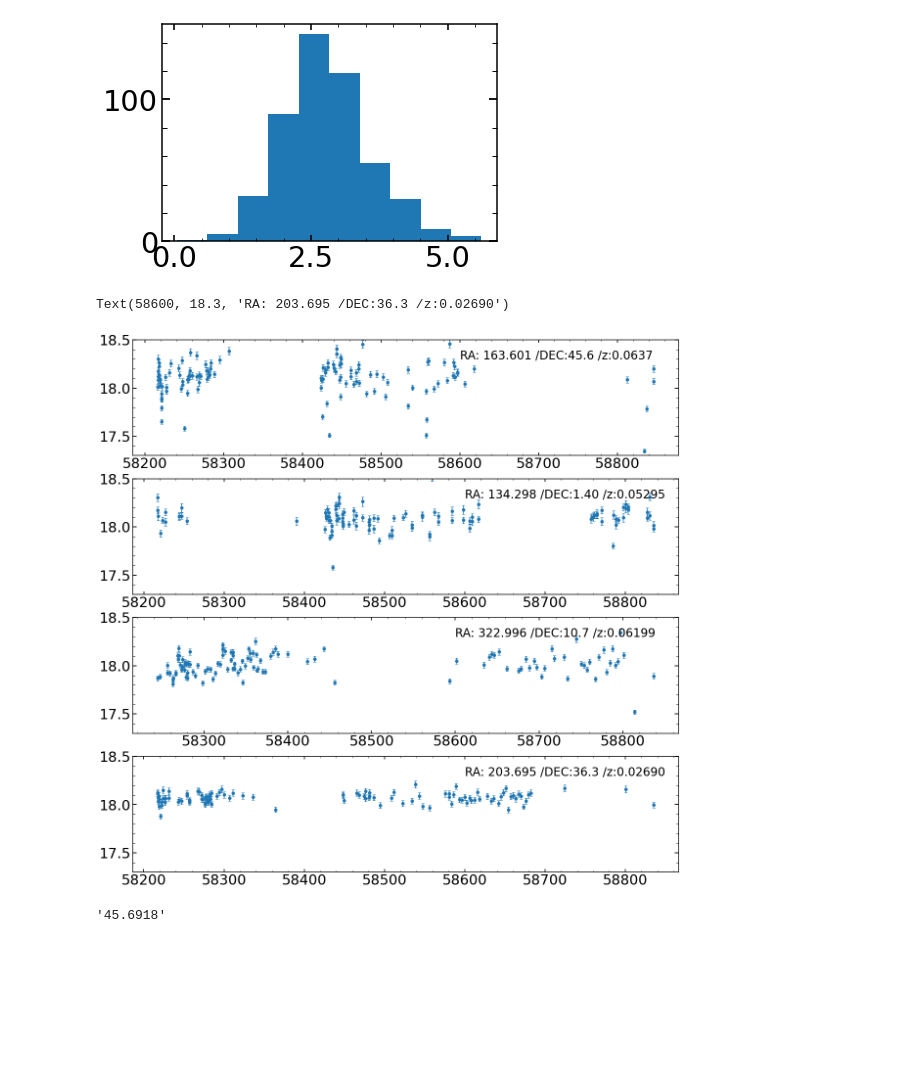
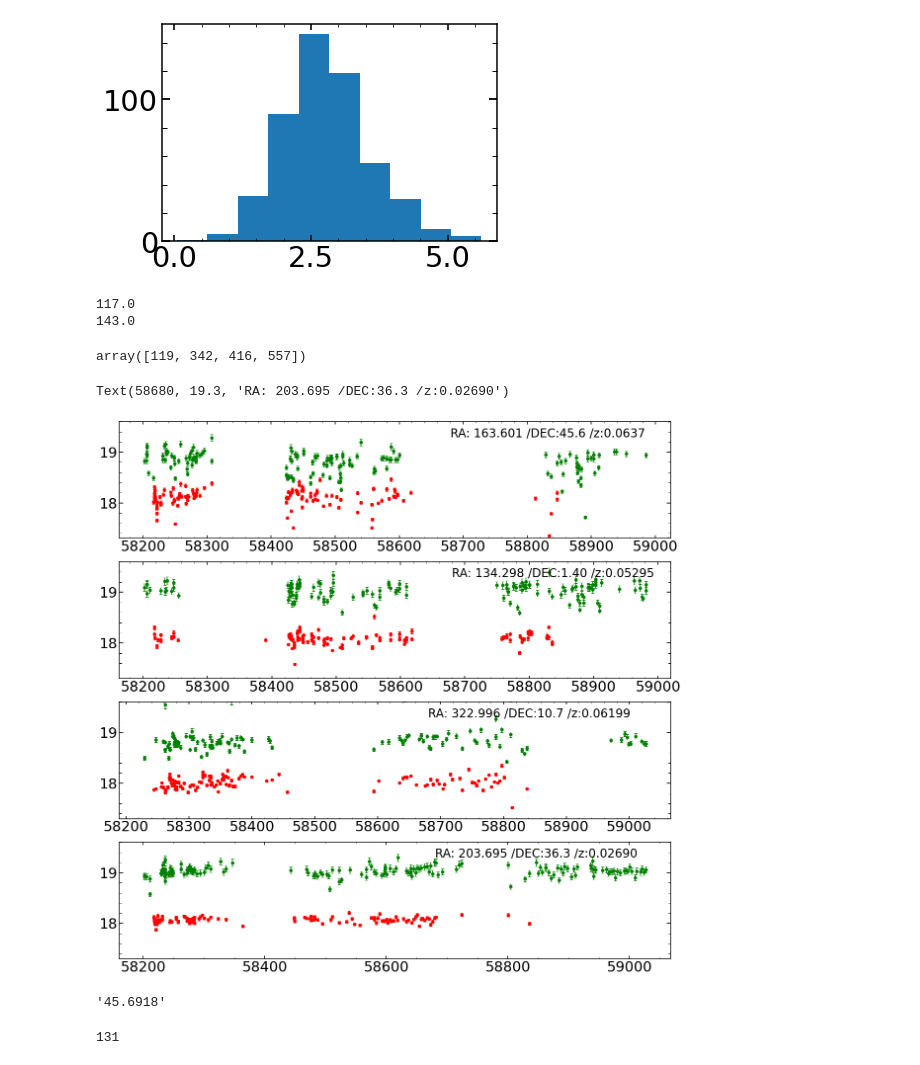
Before and after one commit to nevencaplar/Variability, a Jupyter notebook: Smaller Projects/Low_mass_Jenny.ipynb, the cells around one changed output. Saved outputs shown, nothing was run; the diff lists cells and outputs as text; code cells hidden in the pictures; blank space fills up the shorter version.

```diff
--- a/Smaller Projects/Low_mass_Jenny.ipynb
+++ b/Smaller Projects/Low_mass_Jenny.ipynb
@@ -238,3 +238,22 @@ for i in tqdm(range(306,len(df))):
         df_lightcurve.to_pickle("/Users/nevencaplar/Documents/Variability/Low_mass_Jenny/LightCurves_data/"+str(i)+".pkl")
     except:
         pass
+# %%
+
+for i in tqdm(range(0,10)):
+    try:
+        Ra_single_object=str(df['RA'].iloc[i])
+        Dec_single_object=str(df['DEC'].iloc[i])
+
+        url='https://irsa.ipac.caltech.edu/cgi-bin/ZTF/nph_light_curves?POS=CIRCLE+'+Ra_single_object+'+'+Dec_single_object+'+0.0008&BANDNAME=g&NOBS_MIN=3&TIME=55196.0+59214.0&BAD_CATFLAGS_MASK=32768&FORMAT=ipac_table'
+
+        urllib.request.urlretrieve(url,'/Users/nevencaplar/Documents/Variability/Low_mass_Jenny/LightCurves_data/'+str(i))
+
+        df_lightcurve = pd.read_csv (r'/Users/nevencaplar/Documents/Variability/Low_mass_Jenny/LightCurves_data/'+str(i),skiprows=53,delim_whitespace=True)
+        # remove the last column that has all 'NaN'
+        df_lightcurve=df_lightcurve.iloc[:,:24]
+        df_lightcurve.columns = ['oid', 'expid','hjd','mjd','mag','magerr','catflags','filtercode','ra','dec','chi','sharp','filefracday','field','ccdid','qid','limitmag','magzp',
+                                'magzprms','clrcoeff','clrcounc','exptime','airmass','programid']
+        df_lightcurve.to_pickle("/Users/nevencaplar/Documents/Variability/Low_mass_Jenny/LightCurves_data/"+str(i)+"_g.pkl")
+    except:
+        pass
@@ -322,6 +384,14 @@ plt.hist(array_of_df_sum_cleaned_50[:,7]-array_of_df_sum_cleaned_50[:,6])
 
 # number of observations
 median_len=np.median(array_of_df_sum_cleaned_50[:,1])
+print(median_len)
+
+
+median_len_g=np.median(array_of_df_sum_cleaned_50_g[:,1])
+print(median_len_g)
+# %% [output]
+117.0
+143.0
 # %%
 # median magnitude
 median_mag=np.median(array_of_df_sum_cleaned_50[:,6])
@@ -330,37 +400,51 @@ array_of_df_sum_cleaned_50_median=array_of_df_sum_cleaned_50[(array_of_df_sum_cl
                            &(array_of_df_sum_cleaned_50[:,6]<median_mag+0.1)&(array_of_df_sum_cleaned_50[:,6]>(median_mag-0.1))]
 # %%
 index_50=array_of_df_sum_cleaned_50_median[:,0].astype(int)
+# %%
+index_50
+# %% [output]
+array([119, 342, 416, 557])
 # %%
 df_lightcurve=pd.read_pickle("/Users/nevencaplar/Documents/Variability/Low_mass_Jenny/LightCurves_data/"+str(index_50[0])+".pkl")
 # %%
 plt.figure(figsize=(20,20))
 plt.subplot(411)
 df_lightcurve=pd.read_pickle("/Users/nevencaplar/Documents/Variability/Low_mass_Jenny/LightCurves_data/"+str(index_50[0])+".pkl")
-plt.errorbar(df_lightcurve['mjd'].values,df_lightcurve['mag'].values,yerr=df_lightcurve['magerr'].values,ls='',marker='o',capsize=3)
-plt.ylim(17.3,18.5)
-plt.text(58600,18.3,'RA: '+str(df.iloc[index_50[0]]['RA'][:7])+' /DEC:'+str(str(df.iloc[index_50[0]]['DEC'])[:4])+' /z:'+str(df.iloc[index_50[0]]['ZGAL'])[:7])
+df_lightcurve_g=pd.read_pickle("/Users/nevencaplar/Documents/Variability/Low_mass_Jenny/LightCurves_data/"+str(index_50[0])+"_g.pkl")
+plt.errorbar(df_lightcurve['mjd'].values,df_lightcurve['mag'].values,yerr=df_lightcurve['magerr'].values,ls='',marker='o',capsize=3,color='red')
+plt.errorbar(df_lightcurve_g['mjd'].values,df_lightcurve_g['mag'].values,yerr=df_lightcurve_g['magerr'].values,ls='',marker='o',capsize=3,color='green')
+plt.ylim(17.3,19.6)
+plt.text(58680,19.3,'RA: '+str(df.iloc[index_50[0]]['RA'][:7])+' /DEC:'+str(str(df.iloc[index_50[0]]['DEC'])[:4])+' /z:'+str(df.iloc[index_50[0]]['ZGAL'])[:7])
 
 plt.subplot(412)
 df_lightcurve=pd.read_pickle("/Users/nevencaplar/Documents/Variability/Low_mass_Jenny/LightCurves_data/"+str(index_50[1])+".pkl")
-plt.errorbar(df_lightcurve['mjd'].values,df_lightcurve['mag'].values,yerr=df_lightcurve['magerr'].values,ls='',marker='o',capsize=3)
-plt.ylim(17.3,18.5)
-plt.text(58600,18.3,'RA: '+str(df.iloc[index_50[1]]['RA'][:7])+' /DEC:'+str(str(df.iloc[index_50[1]]['DEC'])[:4])+' /z:'+str(df.iloc[index_50[1]]['ZGAL'])[:7])
+df_lightcurve_g=pd.read_pickle("/Users/nevencaplar/Documents/Variability/Low_mass_Jenny/LightCurves_data/"+str(index_50[1])+"_g.pkl")
+plt.errorbar(df_lightcurve['mjd'].values,df_lightcurve['mag'].values,yerr=df_lightcurve['magerr'].values,ls='',marker='o',capsize=3,color='red')
+plt.errorbar(df_lightcurve_g['mjd'].values,df_lightcurve_g['mag'].values,yerr=df_lightcurve_g['magerr'].values,ls='',marker='o',capsize=3,color='green')
+plt.ylim(17.3,19.6)
+plt.text(58680,19.3,'RA: '+str(df.iloc[index_50[1]]['RA'][:7])+' /DEC:'+str(str(df.iloc[index_50[1]]['DEC'])[:4])+' /z:'+str(df.iloc[index_50[1]]['ZGAL'])[:7])
 
 
 plt.subplot(413)
 df_lightcurve=pd.read_pickle("/Users/nevencaplar/Documents/Variability/Low_mass_Jenny/LightCurves_data/"+str(index_50[2])+".pkl")
-plt.errorbar(df_lightcurve['mjd'].values,df_lightcurve['mag'].values,yerr=df_lightcurve['magerr'].values,ls='',marker='o',capsize=3)
-plt.ylim(17.3,18.5)
-plt.text(58600,18.3,'RA: '+str(df.iloc[index_50[2]]['RA'][:7])+' /DEC:'+str(str(df.iloc[index_50[2]]['DEC'])[:4])+' /z:'+str(df.iloc[index_50[2]]['ZGAL'])[:7])
+df_lightcurve_g=pd.read_pickle("/Users/nevencaplar/Documents/Variability/Low_mass_Jenny/LightCurves_data/"+str(index_50[2])+"_g.pkl")
+plt.errorbar(df_lightcurve['mjd'].values,df_lightcurve['mag'].values,yerr=df_lightcurve['magerr'].values,ls='',marker='o',capsize=3,color='red')
+plt.errorbar(df_lightcurve_g['mjd'].values,df_lightcurve_g['mag'].values,yerr=df_lightcurve_g['magerr'].values,ls='',marker='o',capsize=3,color='green')
+plt.ylim(17.3,19.6)
+plt.text(58680,19.3,'RA: '+str(df.iloc[index_50[2]]['RA'][:7])+' /DEC:'+str(str(df.iloc[index_50[2]]['DEC'])[:4])+' /z:'+str(df.iloc[index_50[2]]['ZGAL'])[:7])
 
 plt.subplot(414)
 df_lightcurve=pd.read_pickle("/Users/nevencaplar/Documents/Variability/Low_mass_Jenny/LightCurves_data/"+str(index_50[3])+".pkl")
-plt.errorbar(df_lightcurve['mjd'].values,df_lightcurve['mag'].values,yerr=df_lightcurve['magerr'].values,ls='',marker='o',capsize=3)
-plt.ylim(17.3,18.5)
-plt.text(58600,18.3,'RA: '+str(df.iloc[index_50[3]]['RA'][:7])+' /DEC:'+str(str(df.iloc[index_50[3]]['DEC'])[:4])+' /z:'+str(df.iloc[index_50[3]]['ZGAL'])[:7])
+df_lightcurve_g=pd.read_pickle("/Users/nevencaplar/Documents/Variability/Low_mass_Jenny/LightCurves_data/"+str(index_50[3])+"_g.pkl")
+
+plt.errorbar(df_lightcurve['mjd'].values,df_lightcurve['mag'].values,yerr=df_lightcurve['magerr'].values,ls='',marker='o',capsize=3,color='red')
+plt.errorbar(df_lightcurve_g['mjd'].values,df_lightcurve_g['mag'].values,yerr=df_lightcurve_g['magerr'].values,ls='',marker='o',capsize=3,color='green')
+
+plt.ylim(17.3,19.6)
+plt.text(58680,19.3,'RA: '+str(df.iloc[index_50[3]]['RA'][:7])+' /DEC:'+str(str(df.iloc[index_50[3]]['DEC'])[:4])+' /z:'+str(df.iloc[index_50[3]]['ZGAL'])[:7])
 # %% [output]
-Text(58600, 18.3, 'RA: 203.695 /DEC:36.3 /z:0.02690')
+Text(58680, 19.3, 'RA: 203.695 /DEC:36.3 /z:0.02690')
-[figure, old version]
+[figure, new version]
 # %%
 str(df.iloc[index_50[0]]['DEC'])[:7]
 # %% [output]
@@ -367,0 +460,4 @@ str(df.iloc[index_50[0]]['DEC'])[:7]
+# %%
+len(df_lightcurve)
+# %% [output]
+131
```
Also changed, not shown: parts of 21 cells of this notebook.
